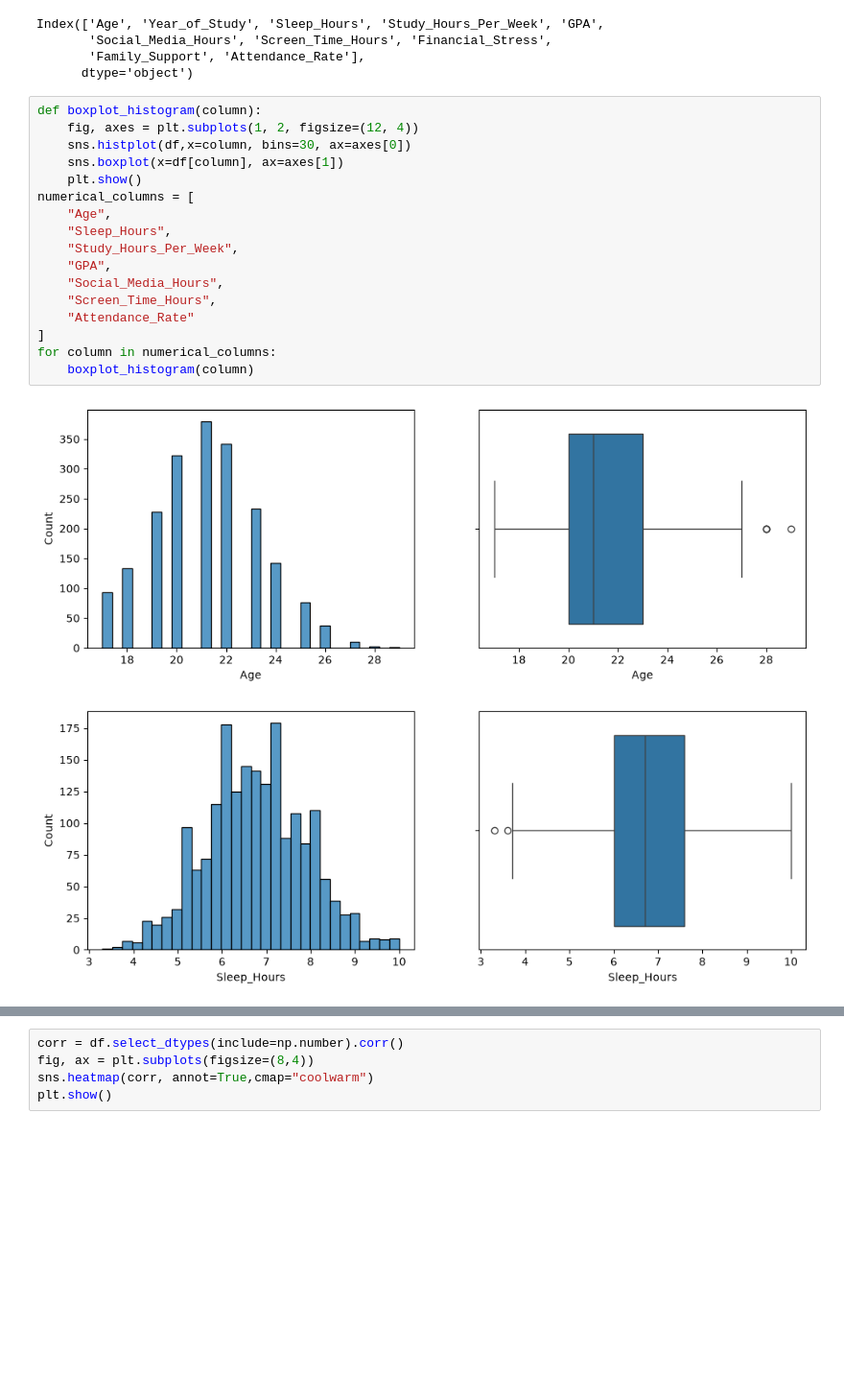
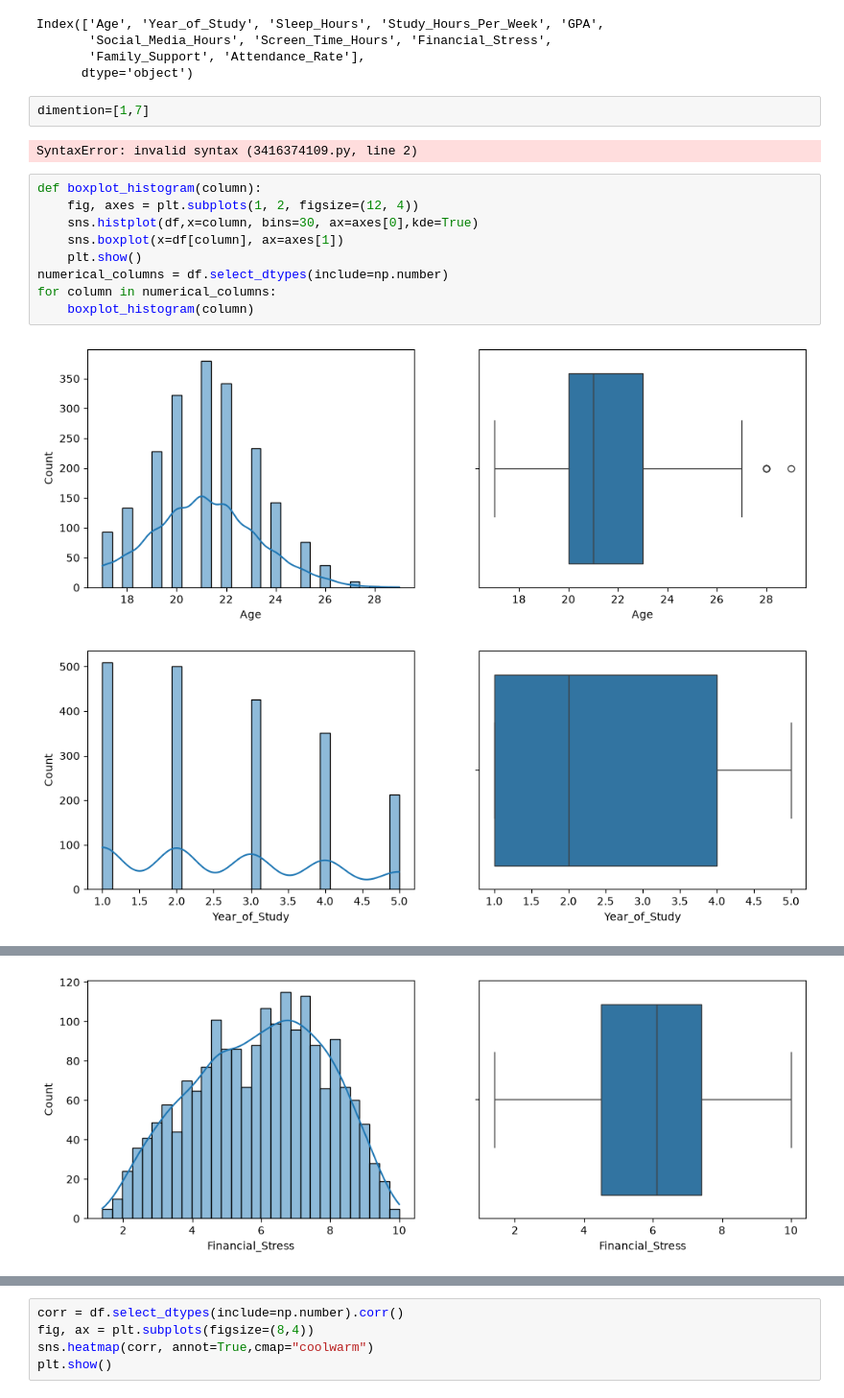
Before and after one commit to redel-byte/soutnance_1, a Jupyter notebook: notebooks/01_EDA.ipynb, the cells around one changed output, grey strips where cells are left out. Shown at 96% size. Drawn from its saved outputs; the diff is of its cells as text; blank space fills up the shorter version.

```diff
--- a/notebooks/01_EDA.ipynb
+++ b/notebooks/01_EDA.ipynb
@@ -159,23 +179,19 @@ Index(['Age', 'Year_of_Study', 'Sleep_Hours', 'Study_Hours_Per_Week', 'GPA',
        'Social_Media_Hours', 'Screen_Time_Hours', 'Financial_Stress',
        'Family_Support', 'Attendance_Rate'],
       dtype='object')
+# %%
+dimention=[1,7]
+# %% [output]
+SyntaxError: invalid syntax (3416374109.py, line 2)
 # %%
 def boxplot_histogram(column):
     fig, axes = plt.subplots(1, 2, figsize=(12, 4))
-    sns.histplot(df,x=column, bins=30, ax=axes[0])
+    sns.histplot(df,x=column, bins=30, ax=axes[0],kde=True)
     sns.boxplot(x=df[column], ax=axes[1])
     plt.show()
-numerical_columns = [
-    "Age",
-    "Sleep_Hours",
-    "Study_Hours_Per_Week",
-    "GPA",
-    "Social_Media_Hours",
-    "Screen_Time_Hours",
-    "Attendance_Rate"
-]
+numerical_columns = df.select_dtypes(include=np.number)
 for column in numerical_columns:
     boxplot_histogram(column)
 # %% [output]
-[figure, old version]
+[figure, new version]
-[figure, old version]
+[figure, new version]
@@ -186,0 +203 @@ for column in numerical_columns:
+[figure, added]
```
Also changed, not shown: parts of 20 cells of this notebook, 9 other files.
